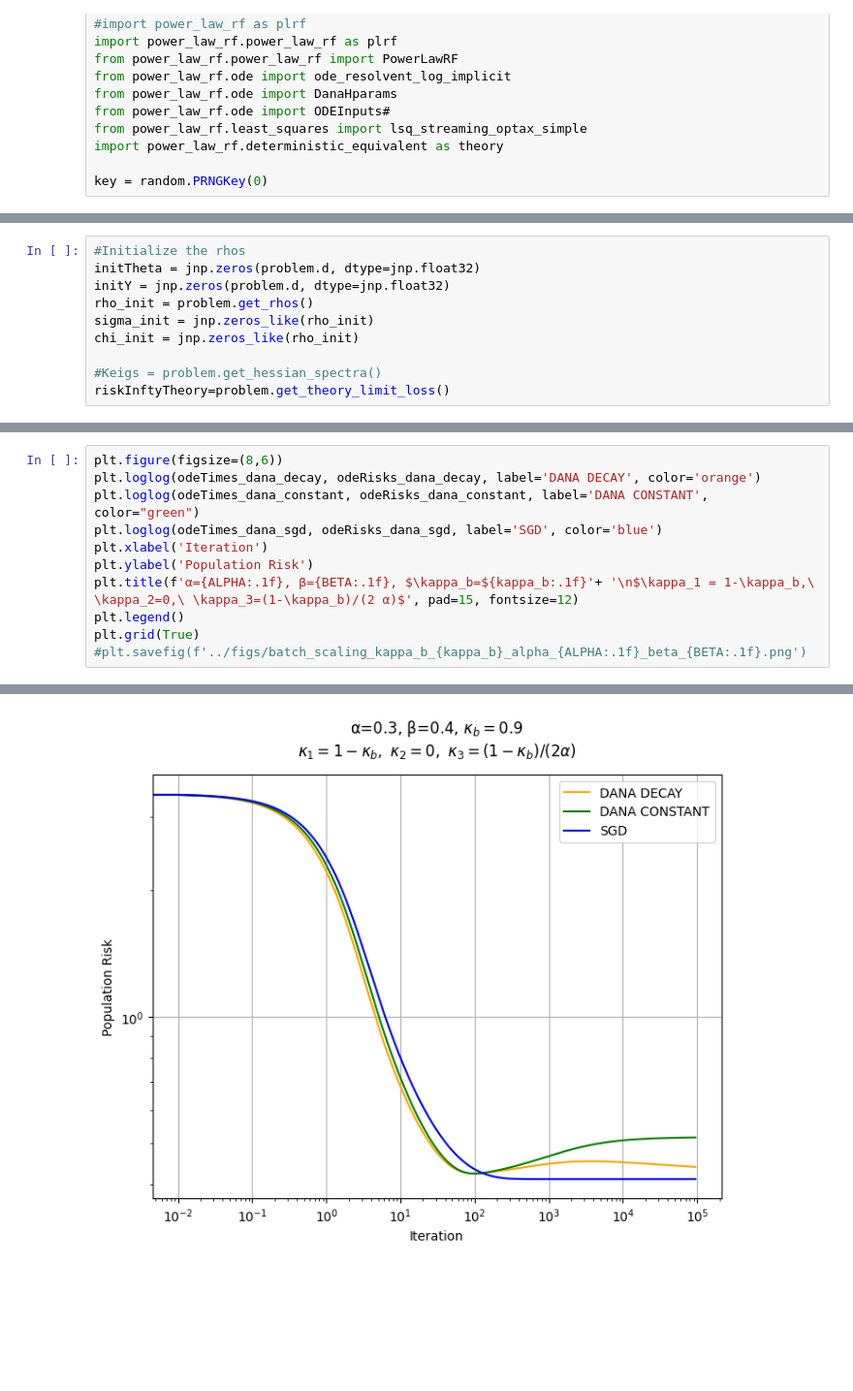
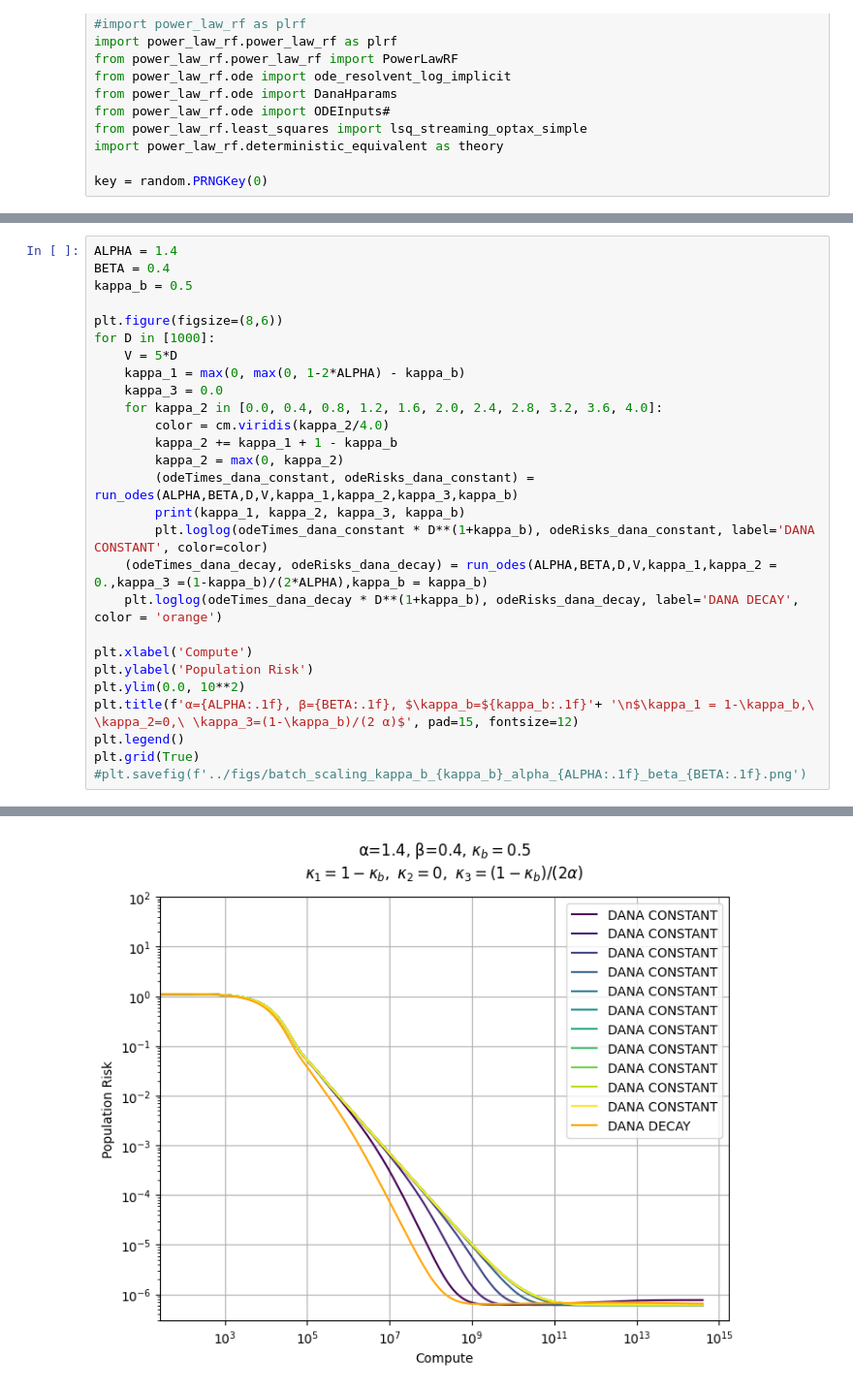
Before and after one commit to LosVolterrosHermanos/Experimental, a Jupyter notebook: colabs/Batch_scaling.ipynb, the cells around one changed output, grey strips where cells are left out. Shown: that part at 97% size. Saved outputs shown, nothing was run; the diff lists cells and outputs as text; blank space fills up the shorter version.

```diff
--- a/colabs/Batch_scaling.ipynb
+++ b/colabs/Batch_scaling.ipynb
@@ -53,11 +28 @@ Delta = optimizers.powerlaw_schedule(1.0, 0.0, -1.0, 4.0+2*(problem.alpha+proble
-# %%
-#Initialize the rhos
-initTheta = jnp.zeros(problem.d, dtype=jnp.float32)
-initY = jnp.zeros(problem.d, dtype=jnp.float32)
-rho_init = problem.get_rhos()
-sigma_init = jnp.zeros_like(rho_init)
-chi_init = jnp.zeros_like(rho_init)
-
-#Keigs = problem.get_hessian_spectra()
-riskInftyTheory=problem.get_theory_limit_loss()
 # %%
@@ -87,10 +56,26 @@ odeTimes_dana_sgd, odeRisks_dana_sgd = ode_resolvent_log_implicit(
 # %%
+ALPHA = 1.4
+BETA = 0.4
+kappa_b = 0.5
+
 plt.figure(figsize=(8,6))
-plt.loglog(odeTimes_dana_decay, odeRisks_dana_decay, label='DANA DECAY', color='orange')
-plt.loglog(odeTimes_dana_constant, odeRisks_dana_constant, label='DANA CONSTANT', color="green")
-plt.loglog(odeTimes_dana_sgd, odeRisks_dana_sgd, label='SGD', color='blue')
-plt.xlabel('Iteration')
+for D in [1000]:
+    V = 5*D
+    kappa_1 = max(0, max(0, 1-2*ALPHA) - kappa_b)
+    kappa_3 = 0.0
+    for kappa_2 in [0.0, 0.4, 0.8, 1.2, 1.6, 2.0, 2.4, 2.8, 3.2, 3.6, 4.0]:
+        color = cm.viridis(kappa_2/4.0)
+        kappa_2 += kappa_1 + 1 - kappa_b
+        kappa_2 = max(0, kappa_2)
+        (odeTimes_dana_constant, odeRisks_dana_constant) = run_odes(ALPHA,BETA,D,V,kappa_1,kappa_2,kappa_3,kappa_b)
+        print(kappa_1, kappa_2, kappa_3, kappa_b)
+        plt.loglog(odeTimes_dana_constant * D**(1+kappa_b), odeRisks_dana_constant, label='DANA CONSTANT', color=color)
+    (odeTimes_dana_decay, odeRisks_dana_decay) = run_odes(ALPHA,BETA,D,V,kappa_1,kappa_2 = 0.,kappa_3 =(1-kappa_b)/(2*ALPHA),kappa_b = kappa_b)
+    plt.loglog(odeTimes_dana_decay * D**(1+kappa_b), odeRisks_dana_decay, label='DANA DECAY', color = 'orange')
+
+plt.xlabel('Compute')
 plt.ylabel('Population Risk')
+plt.ylim(0.0, 10**2)
 plt.title(f'α={ALPHA:.1f}, β={BETA:.1f}, $\kappa_b=${kappa_b:.1f}'+ '\n$\kappa_1 = 1-\kappa_b,\ \kappa_2=0,\ \kappa_3=(1-\kappa_b)/(2 α)$', pad=15, fontsize=12)
 plt.legend()
 plt.grid(True)
@@ -99 +95 @@ plt.grid(True)
-[figure, old version]
+[figure, new version]
```
Also changed, not shown: parts of 3 cells of this notebook.
